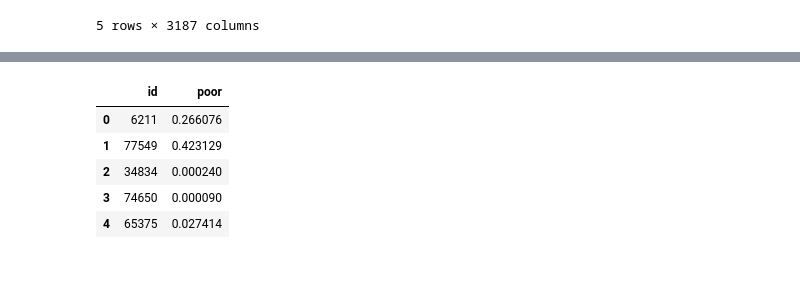
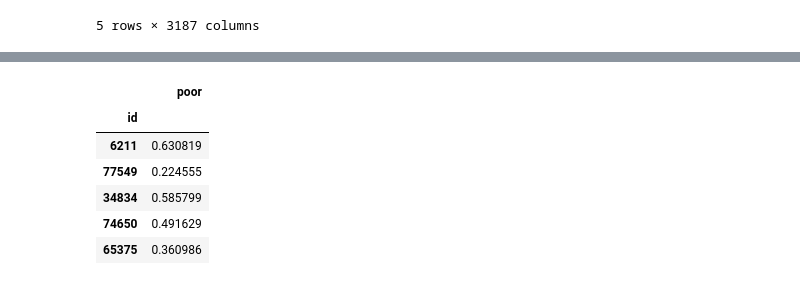
Before and after one commit to jaeycyril/poverty-prediction, a Jupyter notebook: wrangle_C.ipynb, the cells around one changed output, grey strips where cells are left out. Drawn from its saved outputs; the diff is of its cells as text; code cells hidden in the pictures.

```diff
--- a/wrangle_C.ipynb
+++ b/wrangle_C.ipynb
@@ -154,5 +194,6 @@ def forward_propagation(X, parameters):
 # %%
-def compute_cost(z4, Y):
-    cost = tf.reduce_mean(tf.nn.sigmoid_cross_entropy_with_logits(logits = z4, labels = Y))
+def get_cost(Z3, Y):
+    '''compute the cost function after an iteration'''
+    cost = tf.reduce_mean(tf.nn.sigmoid_cross_entropy_with_logits(logits=Z3, labels=Y))
 
     return cost
@@ -241,5 +249,7 @@ def model(X_train, Y_train, learning_rate = 0.0001,
 # %%
-def predict(X, parameters, num_features):
+def predict_final(parameters, X):
+    '''compute the class probability of the neural network given the trained model params'''
+    num_xtest = X.shape[0]
 
     W1 = tf.convert_to_tensor(parameters["W1"])
     b1 = tf.convert_to_tensor(parameters["b1"])
@@ -247,32 +257,20 @@ def predict(X, parameters, num_features):
     b2 = tf.convert_to_tensor(parameters["b2"])
     W3 = tf.convert_to_tensor(parameters["W3"])
     b3 = tf.convert_to_tensor(parameters["b3"])
-    W4 = tf.convert_to_tensor(parameters["W4"])
-    b4 = tf.convert_to_tensor(parameters["b4"])
 
-    params = {"W1": W1,
-              "b1": b1,
-              "W2": W2,
-              "b2": b2,
-              "W3": W3,
-              "b3": b3,
-              "W4": W4,
-              "b4": b4
-              }
+    params = {"W1":W1, "b1":b1, "W2":W2, "b2":b2, "W3":W3, "b3":b3}
 
-    x = tf.placeholder("float", [num_features, None])
-
-    z4 = forward_propagation(x, params)
-    p = tf.nn.sigmoid(z4)
+    x_test = tf.placeholder('float', [num_xtest, None])
+    Z = predict(params, x_test)
+    A = tf.nn.sigmoid(Z)
 
     with tf.Session() as sess:
-        prediction = sess.run(p, feed_dict = {x: X})
-
-    return prediction
+        predictions = sess.run(A, feed_dict={x_test:X})
+    return predictions
 # %%
 import tensorflow as tf
 # %%
 import math
 # %%
-pred_params = model(cX_resampled, cY_resampled, num_epochs=1000)
+pred_params = fit(cX_resampled, cY_resampled, c_val_X, c_val_Y, epochs=1000)
 # %% [output]
@@ -351,7 +349,7 @@ c_test.head()
 | kLAQgdly | 1.065812 | -1.013694 | 1.065812 | 0.230296 | 0.026059 | -0.605220 | 0.323131 | -0.716622 | -0.493817 | 1.065812 | ... | ... |
 5 rows × 3187 columns
 # %%
-c_pred = predict(c_test, pred_params, c_test.shape[0])
+c_pred = predict_final(pred_params, c_test)
 # %%
 c_pred = c_pred.T
 # %%
@@ -365,15 +363,16 @@ ctest_cols = c_test.columns.tolist()
  #                'poor': c_pred})
 # %%
 c = pd.DataFrame(data={'id': ctest_cols,'poor': c_pred.flatten()})
-c.set_index('id')
+c.set_index('id', inplace=True)
 c.head()
 # %% [output]
-|  | id | poor |
-| 0 | 6211 | 0.266076 |
-| 1 | 77549 | 0.423129 |
-| 2 | 34834 | 0.000240 |
-| 3 | 74650 | 0.000090 |
-| 4 | 65375 | 0.027414 |
+|  | poor |
+| id |  |
+| 6211 | 0.630819 |
+| 77549 | 0.224555 |
+| 34834 | 0.585799 |
+| 74650 | 0.491629 |
+| 65375 | 0.360986 |
 # %%
 #c.to_csv('c_test.csv')
 # %%
```
Also changed, not shown: parts of 31 cells of this notebook, 9 other files.
